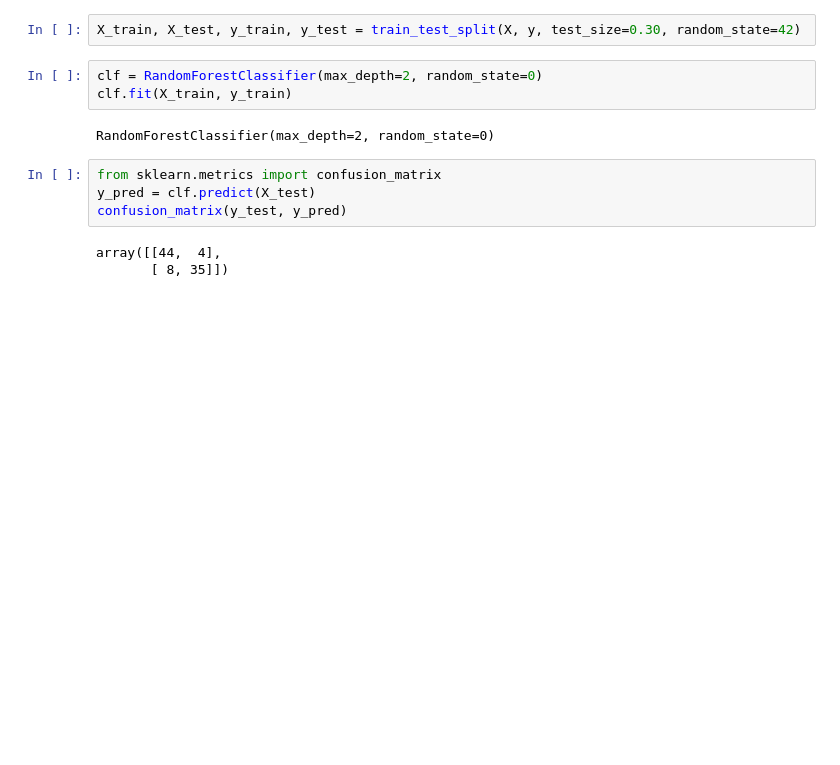
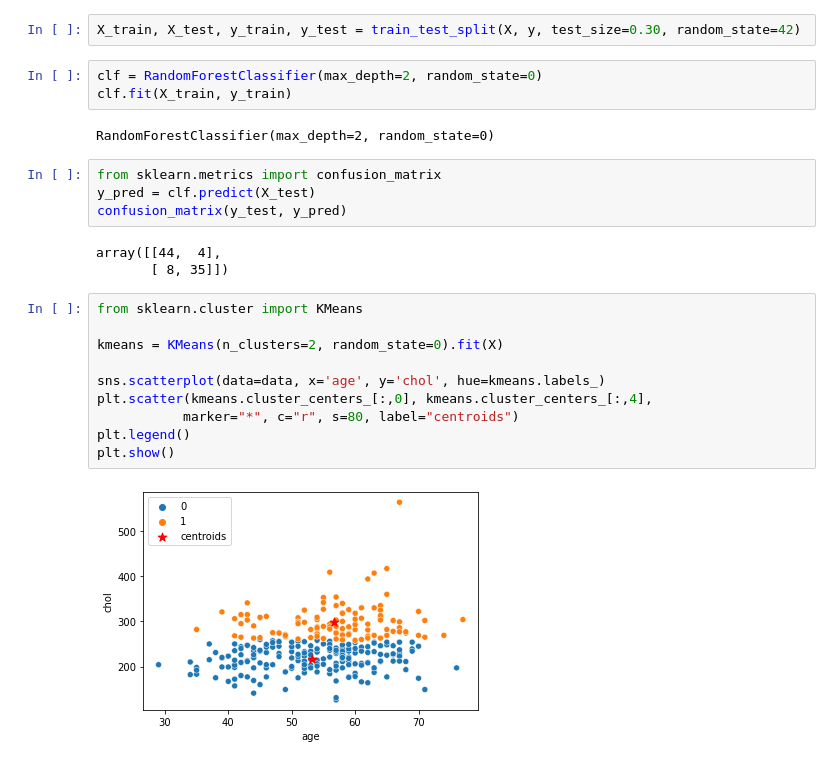
Before and after one commit to NathanYJiang/Brown-DSML, a Jupyter notebook: Day 6/Heart Disease.ipynb, the cells around one changed output. Drawn from its saved outputs; the diff is of its cells as text; blank space fills up the shorter version.

```diff
--- a/Day 6/Heart Disease.ipynb
+++ b/Day 6/Heart Disease.ipynb
@@ -82,3 +82,15 @@ confusion_matrix(y_test, y_pred)
 # %% [output]
 array([[44,  4],
        [ 8, 35]])
+# %%
+from sklearn.cluster import KMeans
+
+kmeans = KMeans(n_clusters=2, random_state=0).fit(X)
+
+sns.scatterplot(data=data, x='age', y='chol', hue=kmeans.labels_)
+plt.scatter(kmeans.cluster_centers_[:,0], kmeans.cluster_centers_[:,4],
+           marker="*", c="r", s=80, label="centroids")
+plt.legend()
+plt.show()
+# %% [output]
+[figure, added]
```
